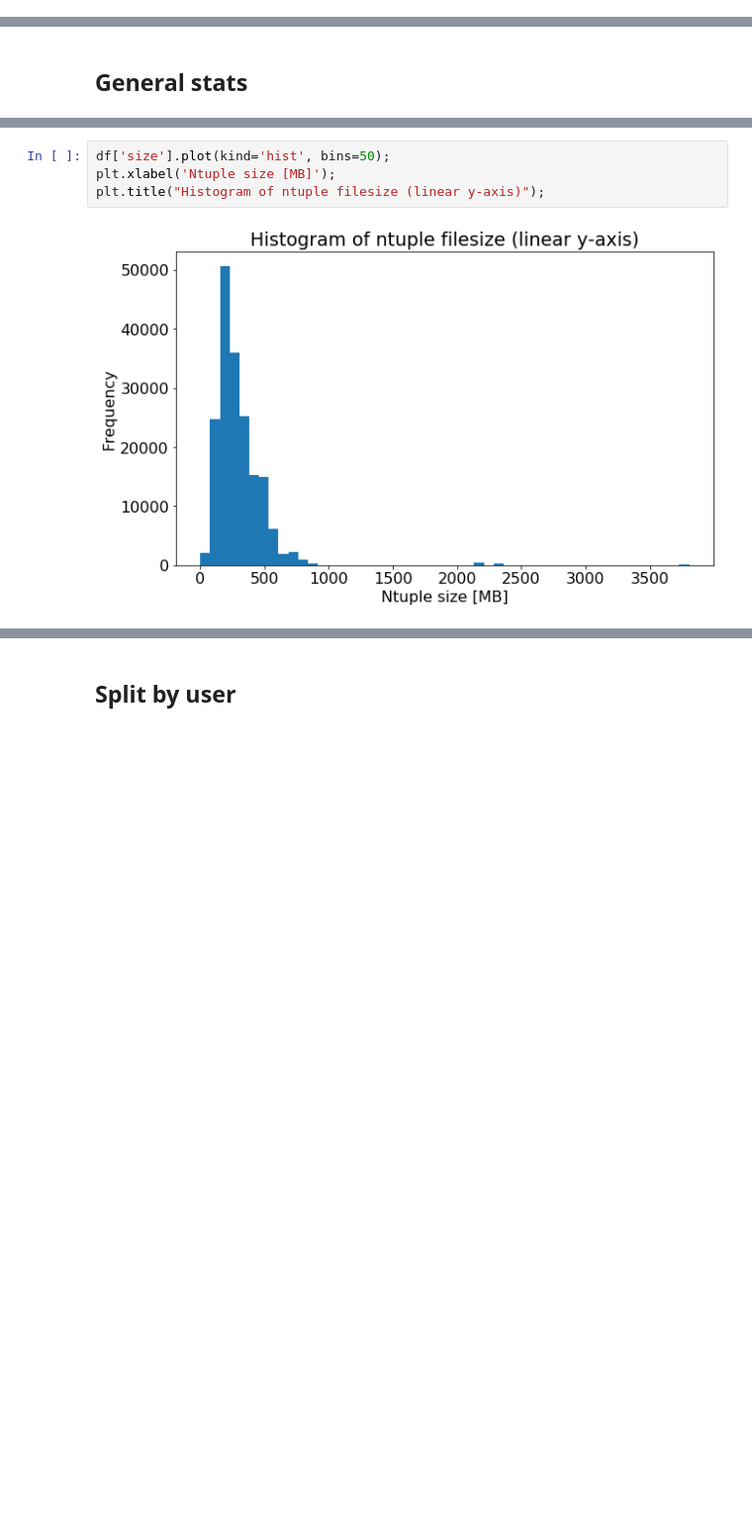
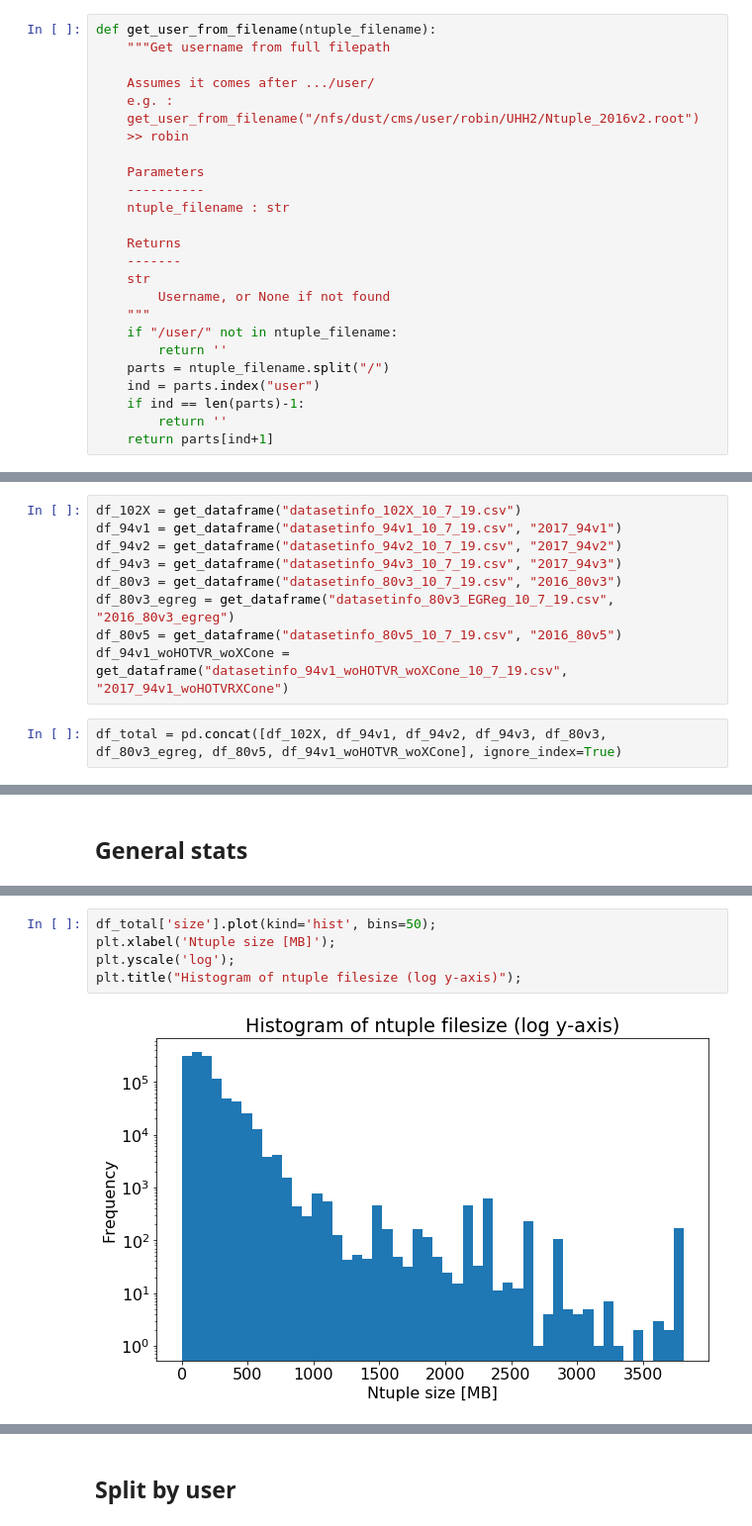
Before and after one commit to raggleton/UHH2-dataset-info, a Jupyter notebook: UHH2_Ntuple_Info.ipynb, the cells around one changed output, grey strips where cells are left out. Shown: that part at 99% size. Drawn from its saved outputs; the diff is of its cells as text; blank space fills up the shorter version.

```diff
--- a/UHH2_Ntuple_Info.ipynb
+++ b/UHH2_Ntuple_Info.ipynb
@@ -15,4 +15,29 @@ mpl.rcParams['figure.figsize'] = (10, 6)
 # %%
 pd.options.display.max_colwidth = 200
 pd.options.display.float_format = lambda x : "%4.2f" % x
+# %%
+def get_user_from_filename(ntuple_filename):
+    """Get username from full filepath
+
+    Assumes it comes after .../user/
+    e.g. :
+    get_user_from_filename("/nfs/dust/cms/user/robin/UHH2/Ntuple_2016v2.root")
+    >> robin
+
+    Parameters
+    ----------
+    ntuple_filename : str
+
+    Returns
+    -------
+    str
+        Username, or None if not found
+    """
+    if "/user/" not in ntuple_filename:
+        return ''
+    parts = ntuple_filename.split("/")
+    ind = parts.index("user")
+    if ind == len(parts)-1:
+        return ''
+    return parts[ind+1]
 # %%
@@ -54,6 +93,17 @@ year       category
 isdata         bool
 dataset    category
 dtype: object
+# %%
+df_102X = get_dataframe("datasetinfo_102X_10_7_19.csv")
+df_94v1 = get_dataframe("datasetinfo_94v1_10_7_19.csv", "2017_94v1")
+df_94v2 = get_dataframe("datasetinfo_94v2_10_7_19.csv", "2017_94v2")
+df_94v3 = get_dataframe("datasetinfo_94v3_10_7_19.csv", "2017_94v3")
+df_80v3 = get_dataframe("datasetinfo_80v3_10_7_19.csv", "2016_80v3")
+df_80v3_egreg = get_dataframe("datasetinfo_80v3_EGReg_10_7_19.csv", "2016_80v3_egreg")
+df_80v5 = get_dataframe("datasetinfo_80v5_10_7_19.csv", "2016_80v5")
+df_94v1_woHOTVR_woXCone = get_dataframe("datasetinfo_94v1_woHOTVR_woXCone_10_7_19.csv", "2017_94v1_woHOTVRXCone")
+# %%
+df_total = pd.concat([df_102X, df_94v1, df_94v2, df_94v3, df_80v3, df_80v3_egreg, df_80v5, df_94v1_woHOTVR_woXCone], ignore_index=True)
 # %%
 total_size_mb = df['size'].sum()
 MB_TO_TB = 1024*1024.
@@ -90,7 +162,8 @@ max       3808.24
 Name: size, dtype: float64
 # %%
-df['size'].plot(kind='hist', bins=50);
+df_total['size'].plot(kind='hist', bins=50);
 plt.xlabel('Ntuple size [MB]');
-plt.title("Histogram of ntuple filesize (linear y-axis)");
+plt.yscale('log');
+plt.title("Histogram of ntuple filesize (log y-axis)");
 # %% [output]
-[figure, old version]
+[figure, new version]
```
Also changed, not shown: parts of 21 cells of this notebook.
